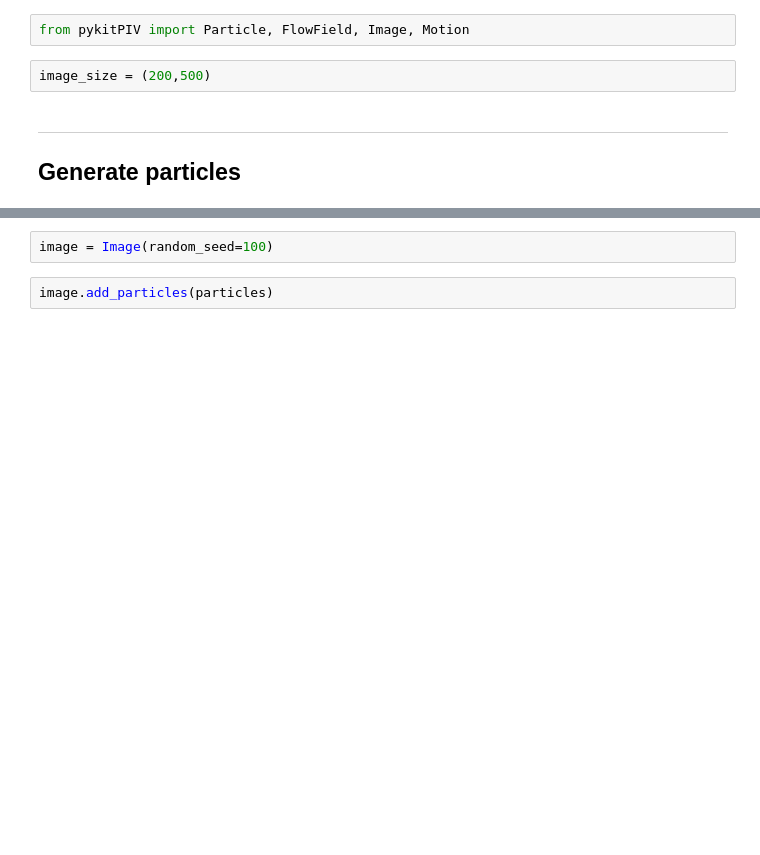
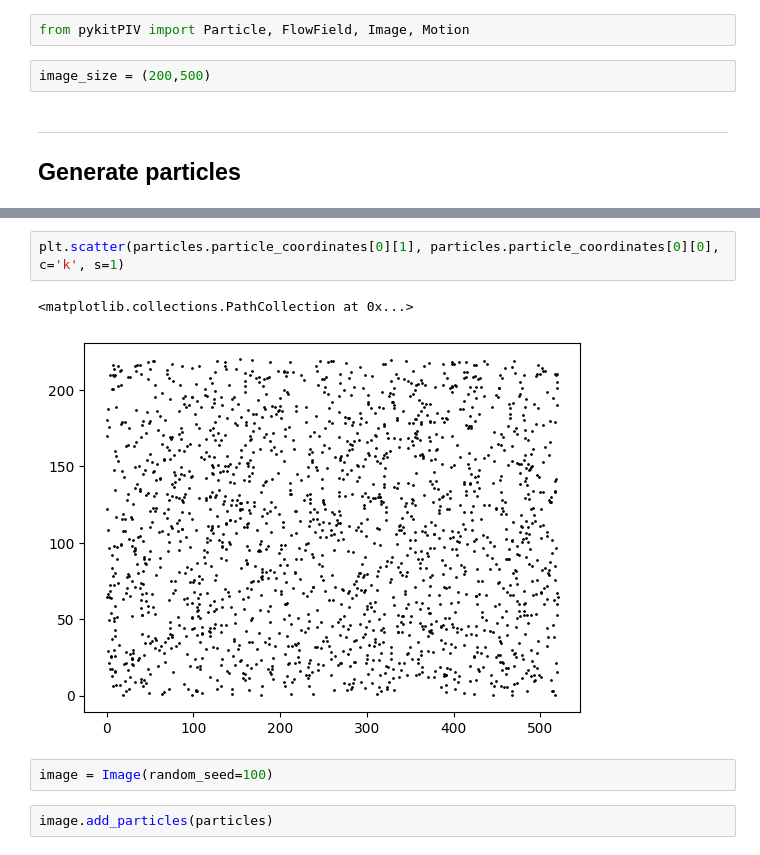
Before and after one commit to kamilazdybal/pykitPIV, a Jupyter notebook: jupyter-notebooks/debugging.ipynb, the cells around one changed output, grey strips where cells are left out. Cells and saved outputs as stored; diff of their text form; blank space fills up the shorter version.

```diff
--- a/jupyter-notebooks/debugging.ipynb
+++ b/jupyter-notebooks/debugging.ipynb
@@ -32,3 +43,8 @@ particles = Particle(1,
+# %%
+plt.scatter(particles.particle_coordinates[0][1], particles.particle_coordinates[0][0], c='k', s=1)
+# %% [output]
+<matplotlib.collections.PathCollection at 0x...>
+[figure, added]
 # %%
 image = Image(random_seed=100)
 # %%
```
Also changed, not shown: parts of 11 cells of this notebook, 3 other files.
